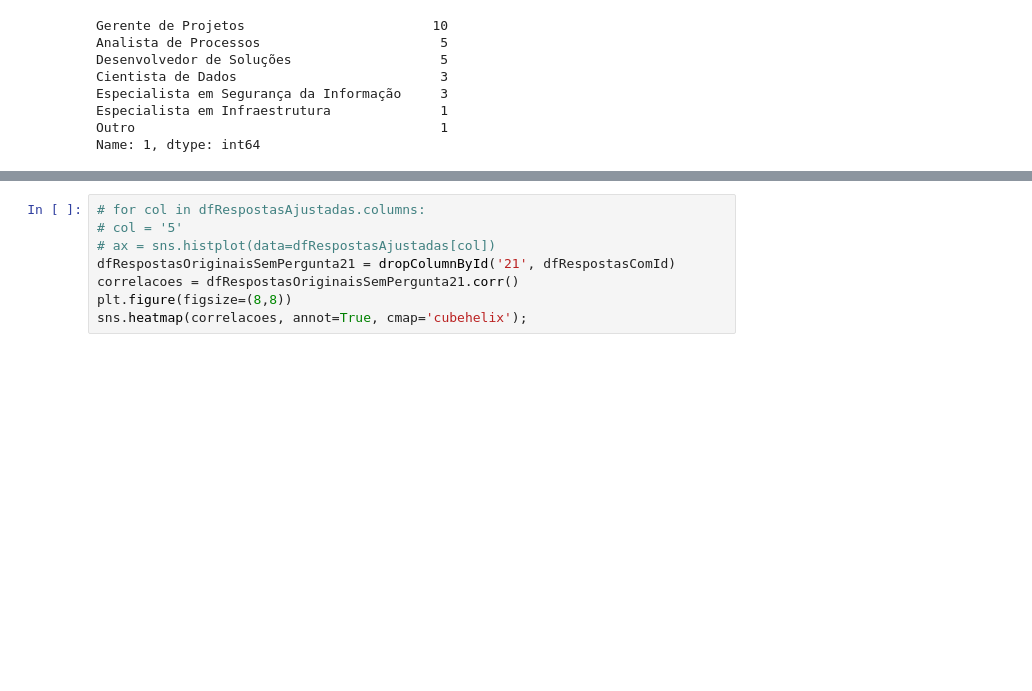
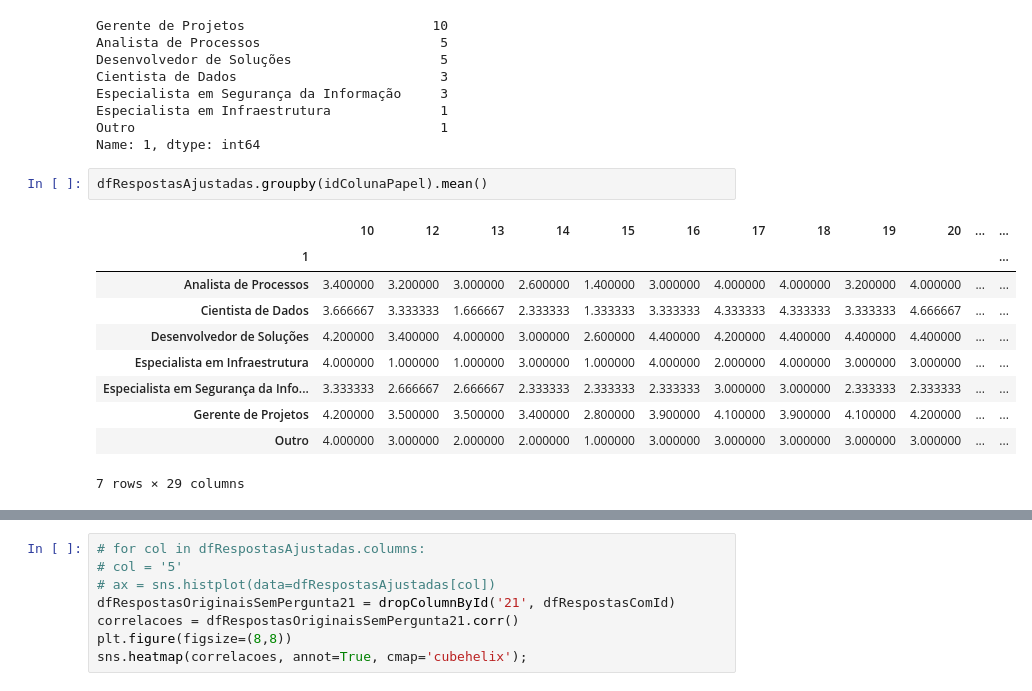
Before and after one commit to demetriusjube/ppca-engenharia-requisitos, a Jupyter notebook: analise-respostas.ipynb, the cells around one changed output, grey strips where cells are left out. Drawn from its saved outputs; the diff is of its cells as text; blank space fills up the shorter version.

```diff
--- a/analise-respostas.ipynb
+++ b/analise-respostas.ipynb
@@ -564,6 +671,19 @@ Especialista em Segurança da Informação     3
 Especialista em Infraestrutura              1
 Outro                                       1
 Name: 1, dtype: int64
+# %%
+dfRespostasAjustadas.groupby(idColunaPapel).mean()
+# %% [output]
+|  | 10 | 12 | 13 | 14 | 15 | 16 | 17 | 18 | 19 | 20 | ... | ... |
+| 1 |  |  |  |  |  |  |  |  |  |  |  | ... |
+| Analista de Processos | 3.400000 | 3.200000 | 3.000000 | 2.600000 | 1.400000 | 3.000000 | 4.000000 | 4.000000 | 3.200000 | 4.000000 | ... | ... |
+| Cientista de Dados | 3.666667 | 3.333333 | 1.666667 | 2.333333 | 1.333333 | 3.333333 | 4.333333 | 4.333333 | 3.333333 | 4.666667 | ... | ... |
+| Desenvolvedor de Soluções | 4.200000 | 3.400000 | 4.000000 | 3.000000 | 2.600000 | 4.400000 | 4.200000 | 4.400000 | 4.400000 | 4.400000 | ... | ... |
+| Especialista em Infraestrutura | 4.000000 | 1.000000 | 1.000000 | 3.000000 | 1.000000 | 4.000000 | 2.000000 | 4.000000 | 3.000000 | 3.000000 | ... | ... |
+| Especialista em Segurança da Info... | 3.333333 | 2.666667 | 2.666667 | 2.333333 | 2.333333 | 2.333333 | 3.000000 | 3.000000 | 2.333333 | 2.333333 | ... | ... |
+| Gerente de Projetos | 4.200000 | 3.500000 | 3.500000 | 3.400000 | 2.800000 | 3.900000 | 4.100000 | 3.900000 | 4.100000 | 4.200000 | ... | ... |
+| Outro | 4.000000 | 3.000000 | 2.000000 | 2.000000 | 1.000000 | 3.000000 | 3.000000 | 3.000000 | 3.000000 | 3.000000 | ... | ... |
+7 rows × 29 columns
 # %%
 correlacaoPapelConhecimento = dfCorrelacaoPapelConhecimento.corr()
 plt.figure(figsize=(8,8))
```
Also changed, not shown: parts of 21 cells of this notebook, 1 other file.
